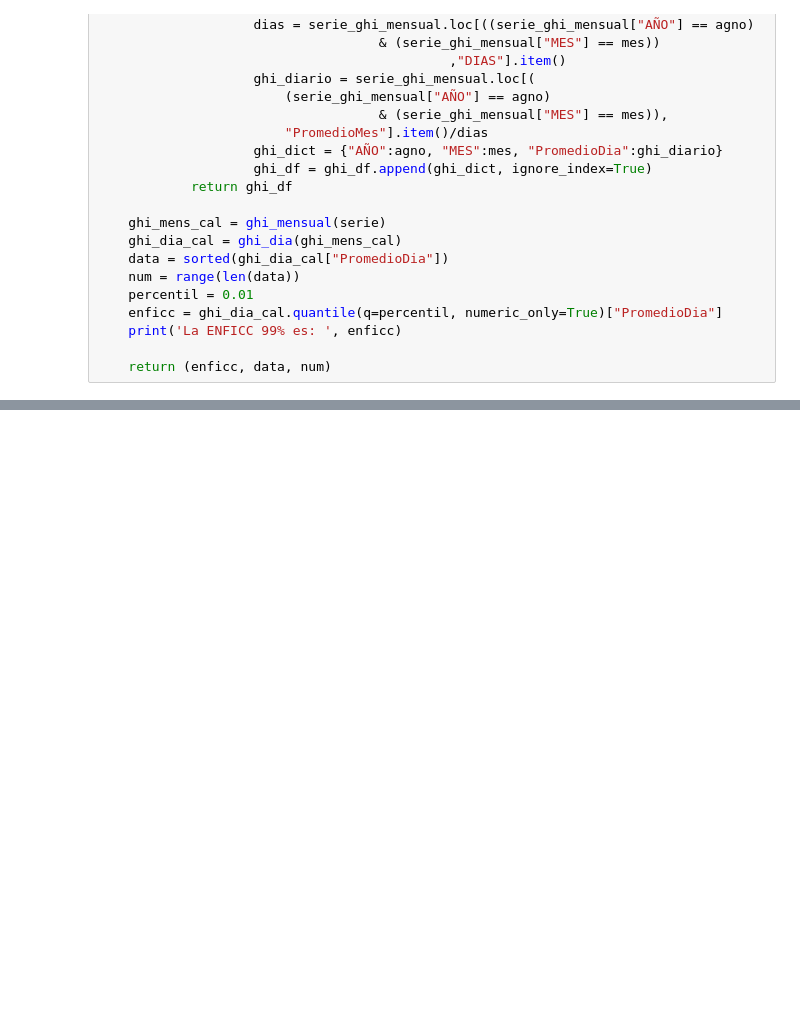
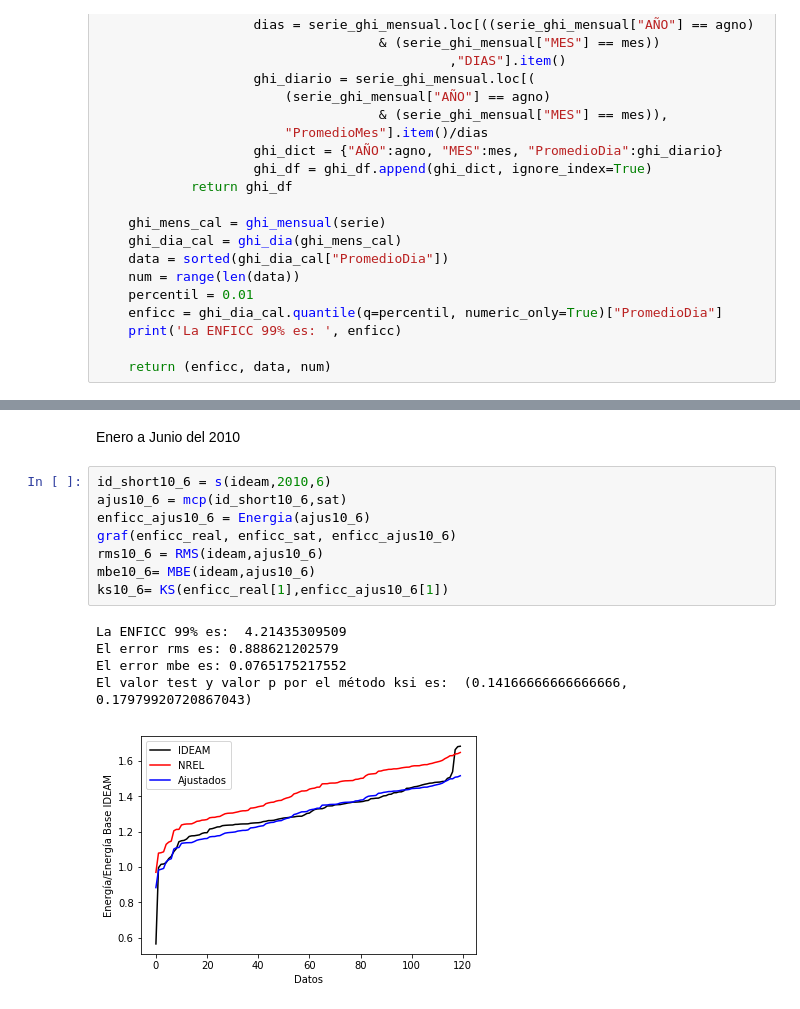
Before and after one commit to crisdabel/Herramientas-Computacionales-IMEC3602, a Jupyter notebook: Taller 1/Taller1.ipynb, the cells around one changed output, grey strips where cells are left out. Cells and saved outputs as stored; diff of their text form; blank space fills up the shorter version.

```diff
--- a/Taller 1/Taller1.ipynb
+++ b/Taller 1/Taller1.ipynb
@@ -147,0 +180,16 @@ ValueError: object too deep for desired array
+# %% [markdown]
+Enero a Junio del 2010
+# %%
+id_short10_6 = s(ideam,2010,6)
+ajus10_6 = mcp(id_short10_6,sat)
+enficc_ajus10_6 = Energia(ajus10_6)
+graf(enficc_real, enficc_sat, enficc_ajus10_6)
+rms10_6 = RMS(ideam,ajus10_6)
+mbe10_6= MBE(ideam,ajus10_6)
+ks10_6= KS(enficc_real[1],enficc_ajus10_6[1])
+# %% [output]
+La ENFICC 99% es:  4.21435309509
+El error rms es: 0.888621202579
+El error mbe es: 0.0765175217552
+El valor test y valor p por el método ksi es:  (0.14166666666666666, 0.17979920720867043)
+[figure, added]
```
Also changed, not shown: parts of 68 cells of this notebook.
